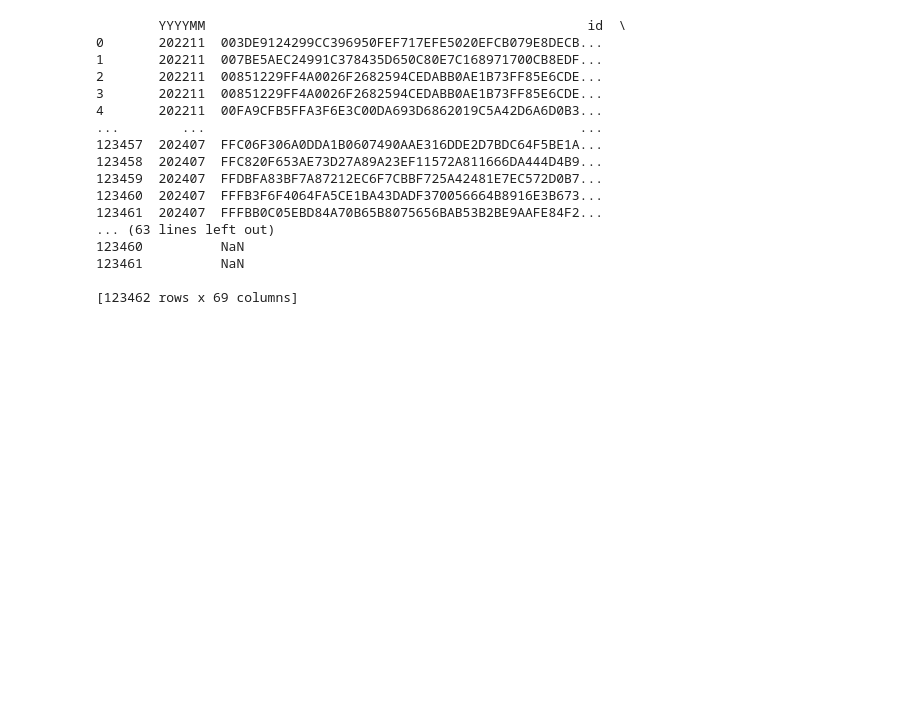
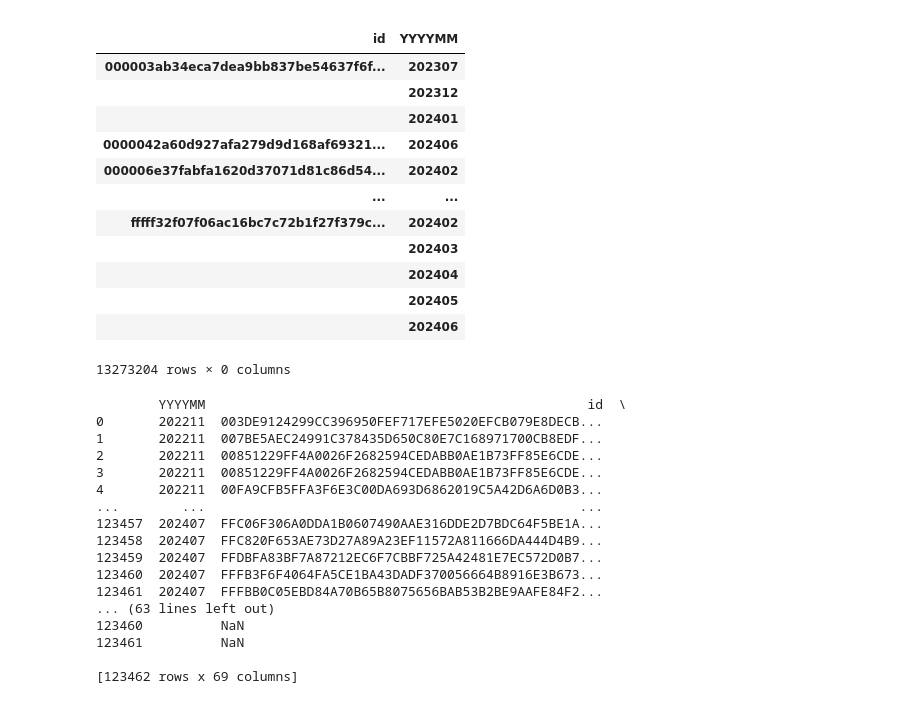
Before and after one commit to MCB-PJT-PMKGroup/Market_Research, a Jupyter notebook: LPoint_TEREA_SKU_Sourcing.ipynb, the cells around one changed output. Saved outputs shown, nothing was run; the diff lists cells and outputs as text; code cells hidden in the pictures; blank space fills up the shorter version.

```diff
--- a/LPoint_TEREA_SKU_Sourcing.ipynb
+++ b/LPoint_TEREA_SKU_Sourcing.ipynb
@@ -21,3 +43,24 @@ engine = create_engine(database)
+# %%
+df2 = pd.read_csv(r'C:\Users\schoi43\Downloads\cu_user_3month_list.csv', dtype=str)
+
+df2 = df2.groupby(['id', 'YYYYMM']).size()
+# %%
+df2
+# %% [output]
+|  |  |
+| id | YYYYMM |
+| 000003ab34eca7dea9bb837be54637f6f... | 202307 |
+|  | 202312 |
+|  | 202401 |
+| 0000042a60d927afa279d9d168af69321... | 202406 |
+| 000006e37fabfa1620d37071d81c86d54... | 202402 |
+| ... | ... |
+| fffff32f07f06ac16bc7c72b1f27f379c... | 202402 |
+|  | 202403 |
+|  | 202404 |
+|  | 202405 |
+|  | 202406 |
+13273204 rows × 0 columns
 # %%
 
 # ALL Raw Data
```
Also changed, not shown: parts of 2 cells of this notebook, 17 other files.
